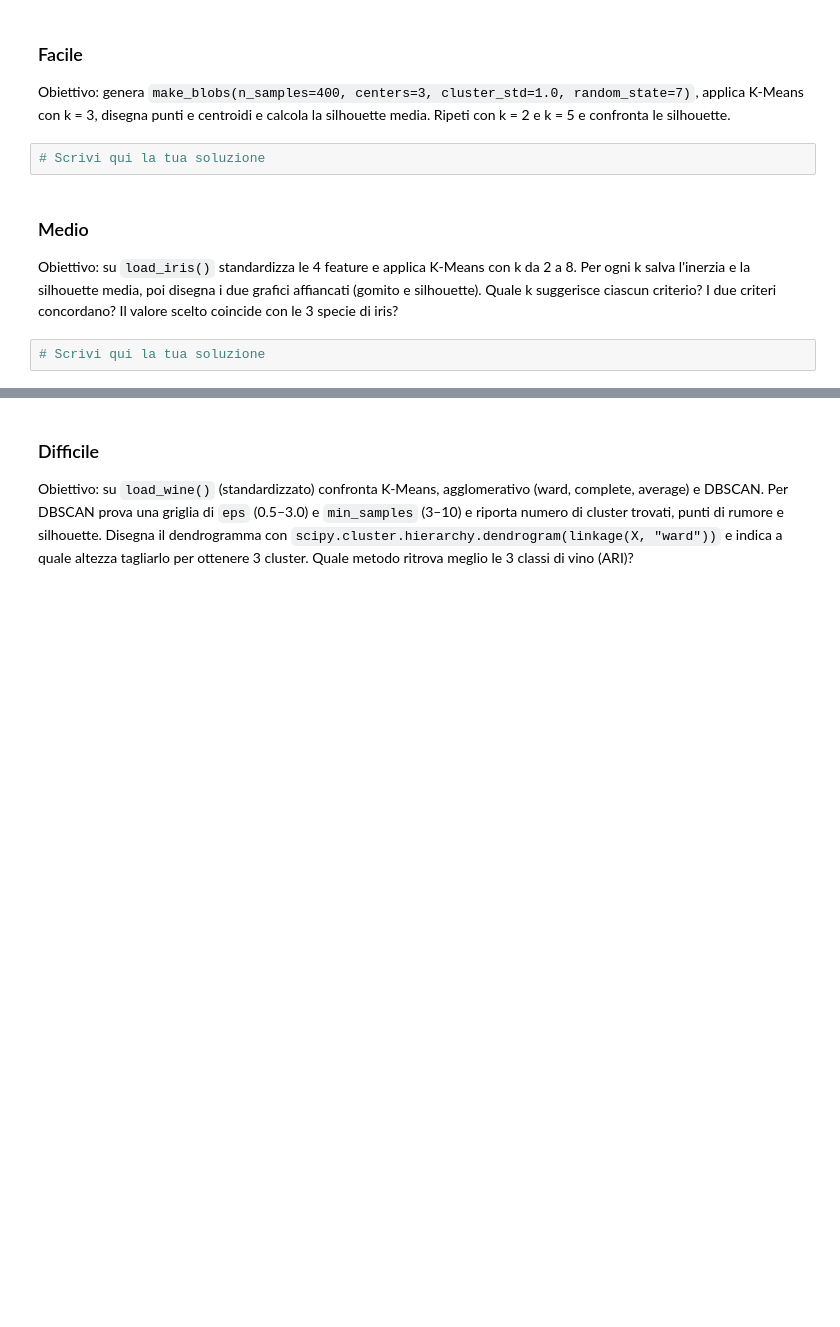
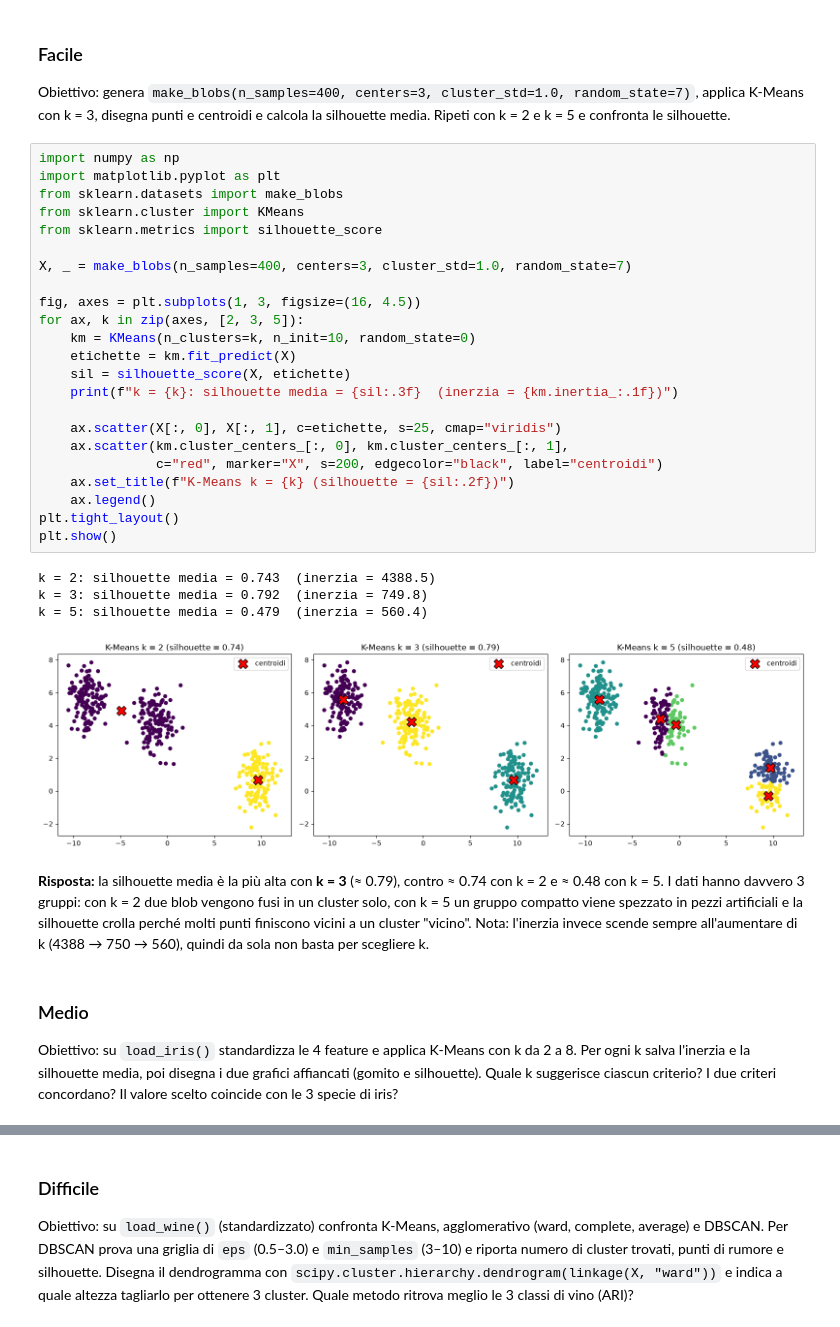
Before and after one commit to MaSTERmIKK/Aula_PythonAi_Ottobre, a Jupyter notebook: CorsoIt/19_Martedì_03/giorno-5-non-supervisionato.ipynb, the cells around one changed output, grey strips where cells are left out. Drawn from its saved outputs; the diff is of its cells as text; blank space fills up the shorter version.

```diff
--- a/CorsoIt/19_Martedì_03/giorno-5-non-supervisionato.ipynb
+++ b/CorsoIt/19_Martedì_03/giorno-5-non-supervisionato.ipynb
@@ -659,10 +665,36 @@ plt.show()
 # %% [markdown]
 ### Facile
 Obiettivo: genera `make_blobs(n_samples=400, centers=3, cluster_std=1.0, random_state=7)`, applica K-Means con k = 3, disegna punti e centroidi e calcola la silhouette media. Ripeti con k = 2 e k = 5 e confronta le silhouette.
-# %%
-# Scrivi qui la tua soluzione
+# %%
+import numpy as np
+import matplotlib.pyplot as plt
+from sklearn.datasets import make_blobs
+from sklearn.cluster import KMeans
+from sklearn.metrics import silhouette_score
+
+X, _ = make_blobs(n_samples=400, centers=3, cluster_std=1.0, random_state=7)
+
+fig, axes = plt.subplots(1, 3, figsize=(16, 4.5))
+for ax, k in zip(axes, [2, 3, 5]):
+    km = KMeans(n_clusters=k, n_init=10, random_state=0)
+    etichette = km.fit_predict(X)
+    sil = silhouette_score(X, etichette)
+    print(f"k = {k}: silhouette media = {sil:.3f}  (inerzia = {km.inertia_:.1f})")
+
+    ax.scatter(X[:, 0], X[:, 1], c=etichette, s=25, cmap="viridis")
+    ax.scatter(km.cluster_centers_[:, 0], km.cluster_centers_[:, 1],
+               c="red", marker="X", s=200, edgecolor="black", label="centroidi")
+    ax.set_title(f"K-Means k = {k} (silhouette = {sil:.2f})")
+    ax.legend()
+plt.tight_layout()
+plt.show()
+# %% [output]
+k = 2: silhouette media = 0.743  (inerzia = 4388.5)
+k = 3: silhouette media = 0.792  (inerzia = 749.8)
+k = 5: silhouette media = 0.479  (inerzia = 560.4)
+[figure, added]
+# %% [markdown]
+**Risposta:** la silhouette media è la più alta con **k = 3** (≈ 0.79), contro ≈ 0.74 con k = 2 e ≈ 0.48 con k = 5. I dati hanno davvero 3 gruppi: con k = 2 due blob vengono fusi in un cluster solo, con k = 5 un gruppo compatto viene spezzato in pezzi artificiali e la silhouette crolla perché molti punti finiscono vicini a un cluster "vicino". Nota: l'inerzia invece scende sempre all'aumentare di k (4388 → 750 → 560), quindi da sola non basta per scegliere k.
 # %% [markdown]
 ### Medio
 Obiettivo: su `load_iris()` standardizza le 4 feature e applica K-Means con k da 2 a 8. Per ogni k salva l'inerzia e la silhouette media, poi disegna i due grafici affiancati (gomito e silhouette). Quale k suggerisce ciascun criterio? I due criteri concordano? Il valore scelto coincide con le 3 specie di iris?
-# %%
-# Scrivi qui la tua soluzione
```
Also changed, not shown: parts of 6 cells of this notebook.
